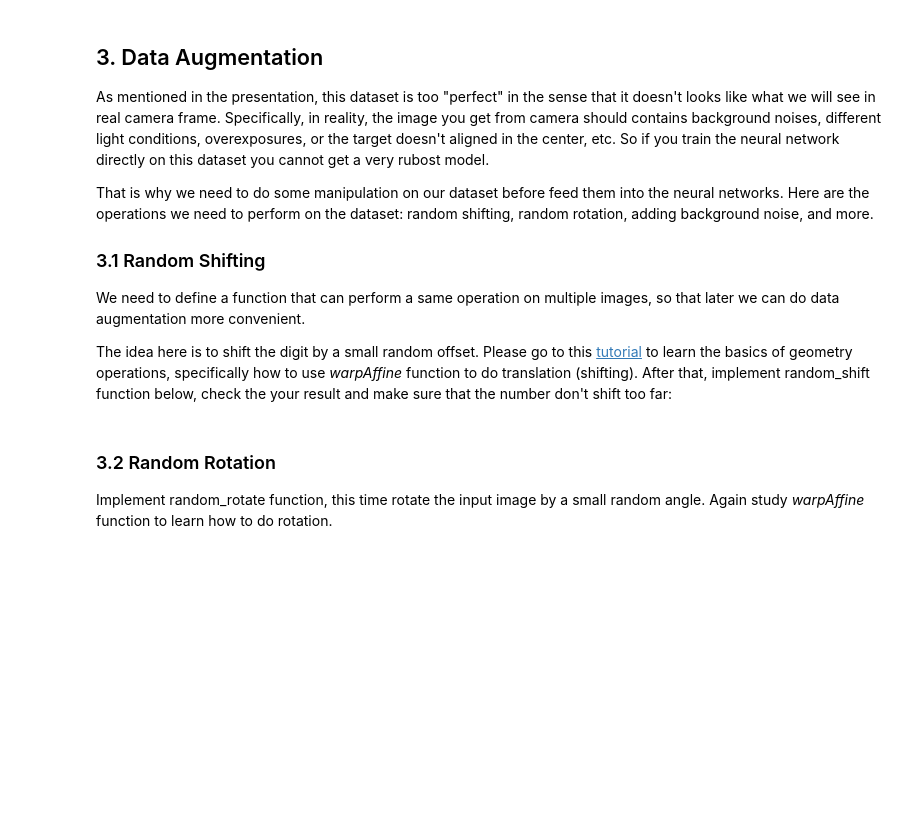
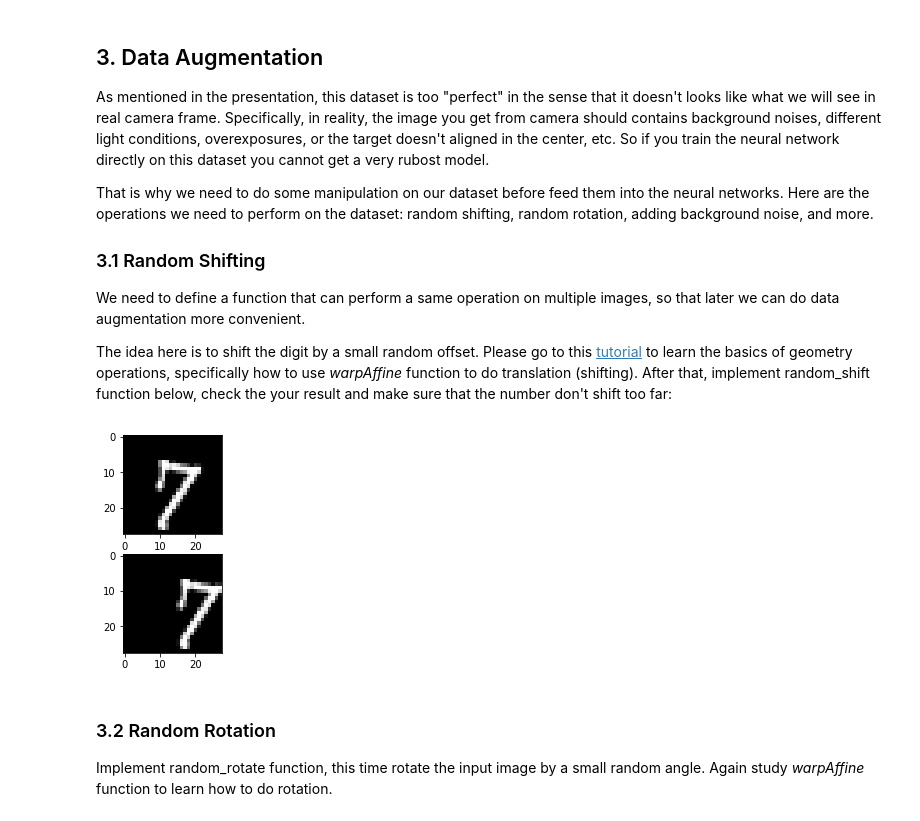
Before and after one commit to Kaiwenkevinz/hand-written-digit, a Jupyter notebook: mini_proj_start_code.ipynb, the cells around one changed output. Cells and saved outputs as stored; diff of their text form; code cells hidden in the pictures; blank space fills up the shorter version.

```diff
--- a/mini_proj_start_code.ipynb
+++ b/mini_proj_start_code.ipynb
@@ -86,15 +115,24 @@ The idea here is to shift the digit by a small random offset. Please go to this
 # %%
 def random_shift(input_image):
     # TODO
+
+    rows,cols = input_image.shape
+    shift_x = random.randint(0,10)
+    shift_y = random.randint(0,10)
+    M = np.float32([[1,0,shift_x],[0,1,shift_y]])
+    input_image = cv2.warpAffine(input_image,M,(cols,rows))
+
     return input_image
 
 input_image = test_x[random.randint(0, 10000), :, :, 0] # select a random image
 output_image = random_shift(input_image)
 plt.subplot(211)
 plt.imshow(input_image, cmap='gray')
 plt.subplot(212)
 plt.imshow(output_image, cmap='gray')
 plt.show()
+# %% [output]
+[figure, added]
 # %% [markdown]
 ### 3.2 Random Rotation
 Implement random_rotate function, this time rotate the input image by a small random angle. Again study *warpAffine* function to learn how to do rotation.
```
Also changed, not shown: parts of 11 cells of this notebook.
